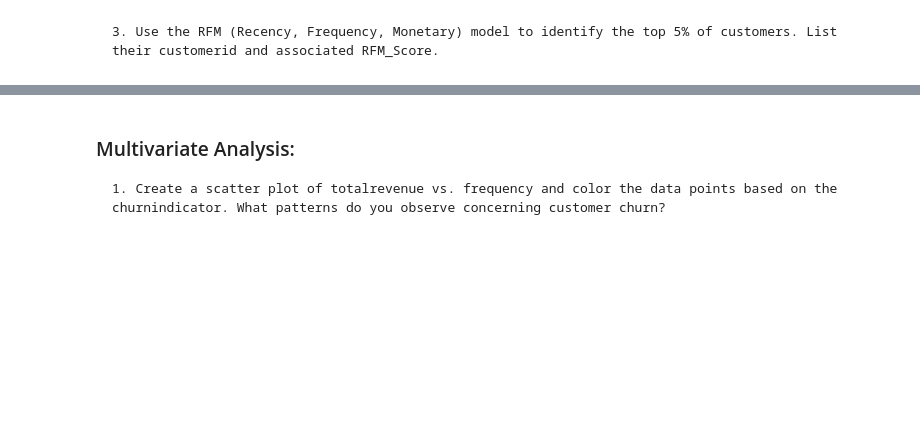
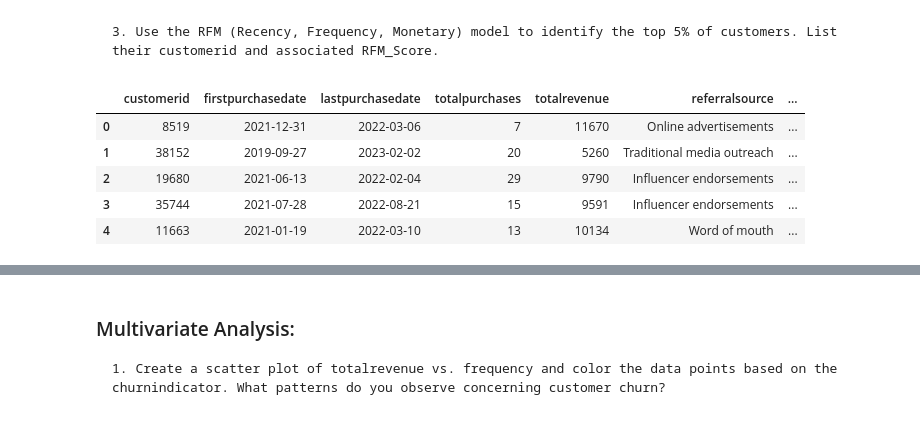
Before and after one commit to kaikesvieira/MarketingAnalytics, a Jupyter notebook: Project 4 - Customer Lifetime Value/customer_lifetime_value_code.ipynb, the cells around one changed output, grey strips where cells are left out. Saved outputs shown, nothing was run; the diff lists cells and outputs as text; code cells hidden in the pictures; blank space fills up the shorter version.

```diff
--- a/Project 4 - Customer Lifetime Value/customer_lifetime_value_code.ipynb
+++ b/Project 4 - Customer Lifetime Value/customer_lifetime_value_code.ipynb
@@ -172,5 +172,14 @@ plt.show()
 [figure]
 # %% [markdown]
     3. Use the RFM (Recency, Frequency, Monetary) model to identify the top 5% of customers. List their customerid and associated RFM_Score.
+# %%
+df.head()
+# %% [output]
+|  | customerid | firstpurchasedate | lastpurchasedate | totalpurchases | totalrevenue | referralsource | ... |
+| 0 | 8519 | 2021-12-31 | 2022-03-06 | 7 | 11670 | Online advertisements | ... |
+| 1 | 38152 | 2019-09-27 | 2023-02-02 | 20 | 5260 | Traditional media outreach | ... |
+| 2 | 19680 | 2021-06-13 | 2022-02-04 | 29 | 9790 | Influencer endorsements | ... |
+| 3 | 35744 | 2021-07-28 | 2022-08-21 | 15 | 9591 | Influencer endorsements | ... |
+| 4 | 11663 | 2021-01-19 | 2022-03-10 | 13 | 10134 | Word of mouth | ... |
 # %%
 df['frequency'] = df['totalpurchases']/df['tenure']
```
Also changed, not shown: parts of 9 cells of this notebook.
